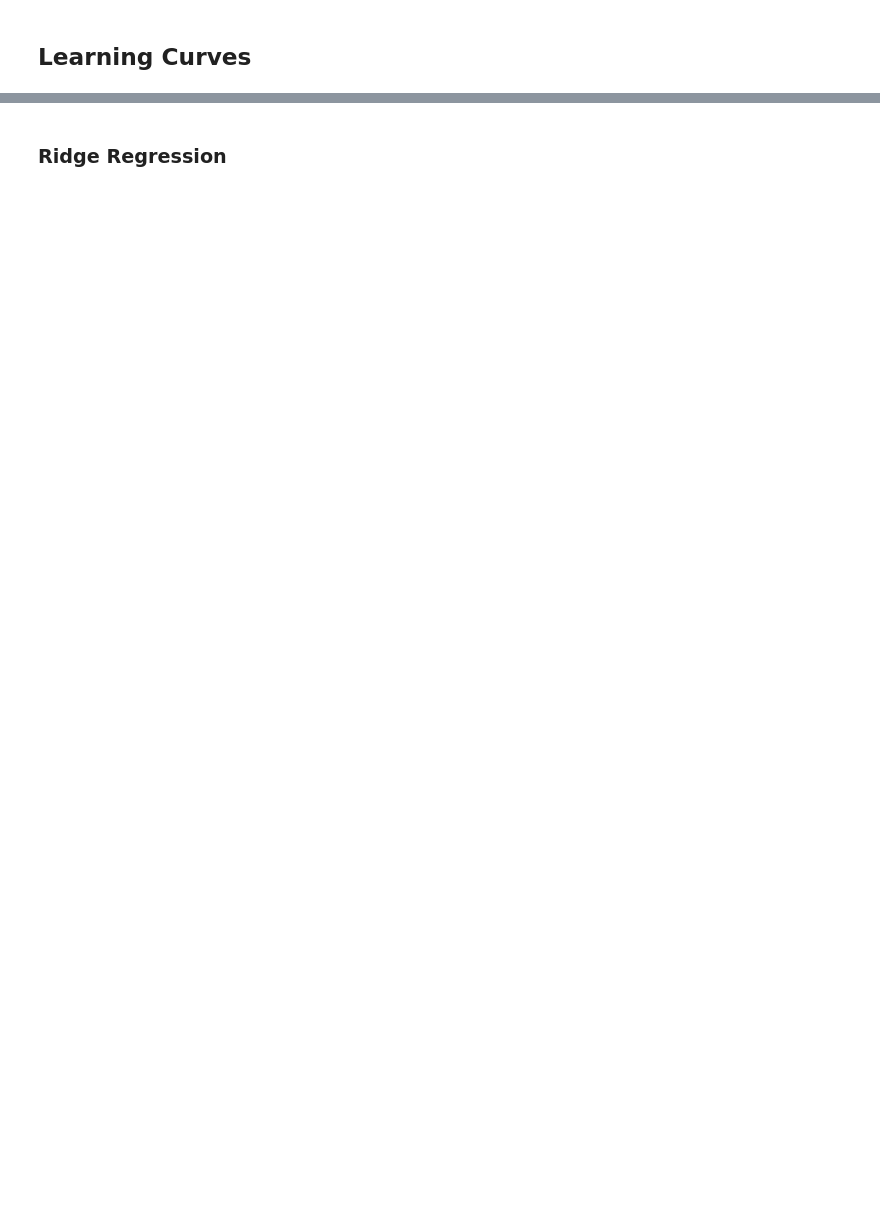
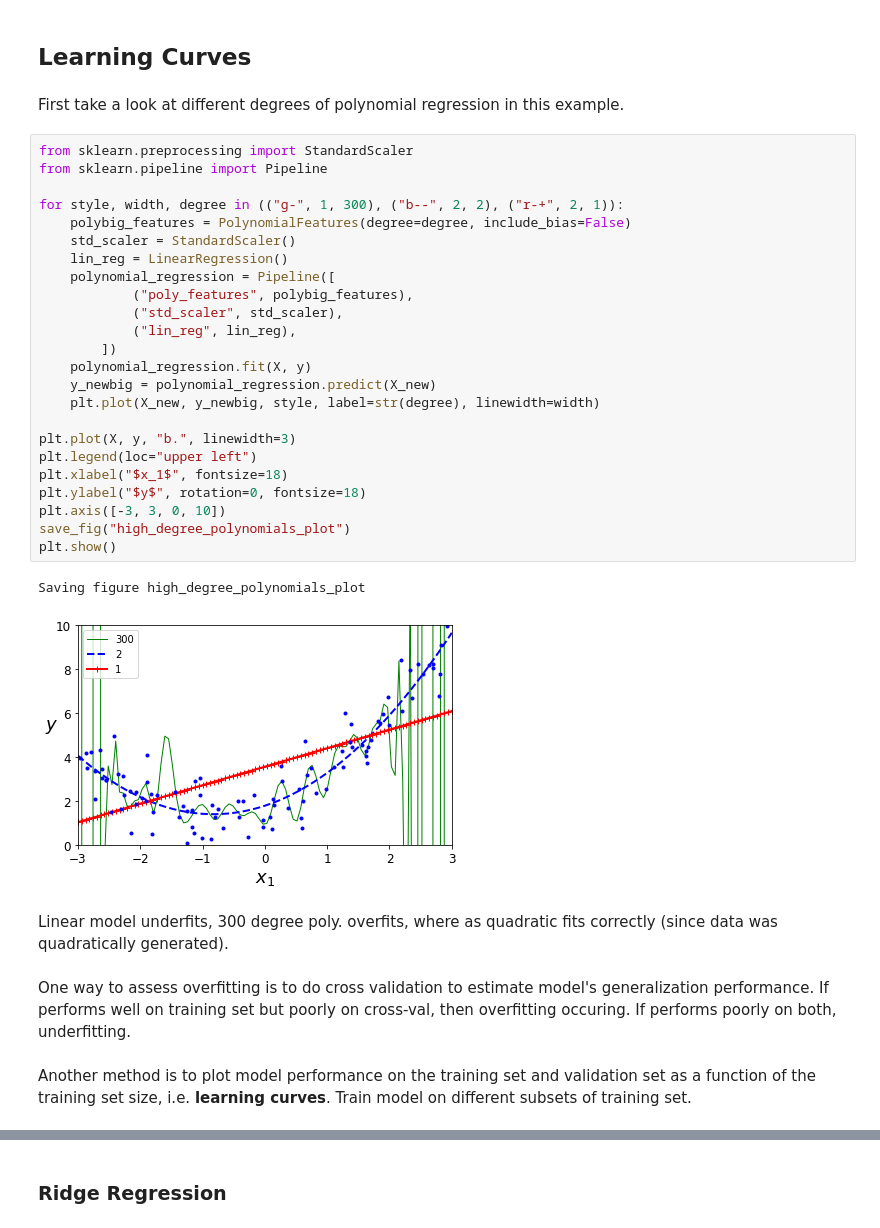
Before and after one commit to phelps-matthew/Coding-Exercises, a Jupyter notebook: ml/geron/04-Training_Models.ipynb, the cells around one changed output, grey strips where cells are left out. Saved outputs shown, nothing was run; the diff lists cells and outputs as text; blank space fills up the shorter version.

```diff
--- a/ml/geron/04-Training_Models.ipynb
+++ b/ml/geron/04-Training_Models.ipynb
@@ -224,2 +385,37 @@ Different learning rates pictured above (starting with dashed red). Can use grid
 # %% [markdown]
 ## Learning Curves
+# %% [markdown]
+First take a look at different degrees of polynomial regression in this example.
+# %%
+from sklearn.preprocessing import StandardScaler
+from sklearn.pipeline import Pipeline
+
+for style, width, degree in (("g-", 1, 300), ("b--", 2, 2), ("r-+", 2, 1)):
+    polybig_features = PolynomialFeatures(degree=degree, include_bias=False)
+    std_scaler = StandardScaler()
+    lin_reg = LinearRegression()
+    polynomial_regression = Pipeline([
+            ("poly_features", polybig_features),
+            ("std_scaler", std_scaler),
+            ("lin_reg", lin_reg),
+        ])
+    polynomial_regression.fit(X, y)
+    y_newbig = polynomial_regression.predict(X_new)
+    plt.plot(X_new, y_newbig, style, label=str(degree), linewidth=width)
+
+plt.plot(X, y, "b.", linewidth=3)
+plt.legend(loc="upper left")
+plt.xlabel("$x_1$", fontsize=18)
+plt.ylabel("$y$", rotation=0, fontsize=18)
+plt.axis([-3, 3, 0, 10])
+save_fig("high_degree_polynomials_plot")
+plt.show()
+# %% [output]
+Saving figure high_degree_polynomials_plot
+[figure, added]
+# %% [markdown]
+Linear model underfits, 300 degree poly. overfits, where as quadratic fits correctly (since data was quadratically generated).
+# %% [markdown]
+One way to assess overfitting is to do cross validation to estimate model's generalization performance. If performs well on training set but poorly on cross-val, then overfitting occuring. If performs poorly on both, underfitting.
+# %% [markdown]
+Another method is to plot model performance on the training set and validation set as a function of the training set size, i.e. __learning curves__. Train model on different subsets of training set.
```
Also changed, not shown: parts of 52 cells of this notebook, 7 other files.
